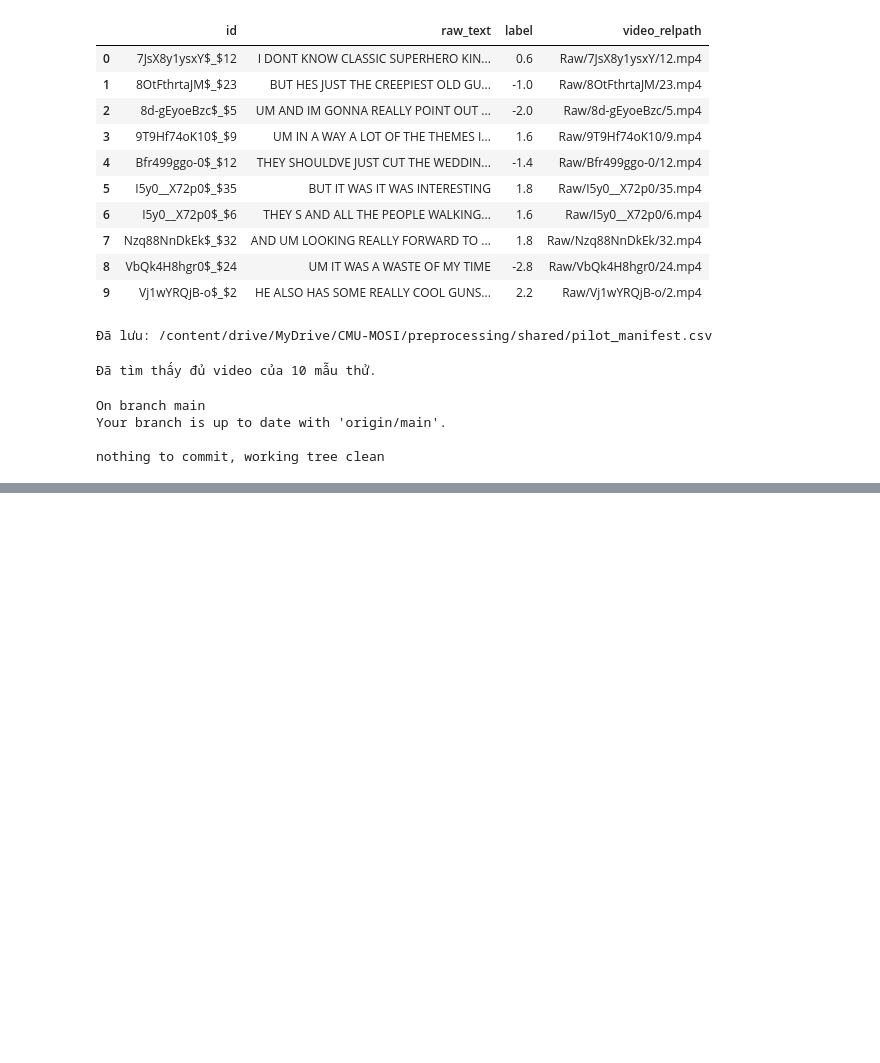
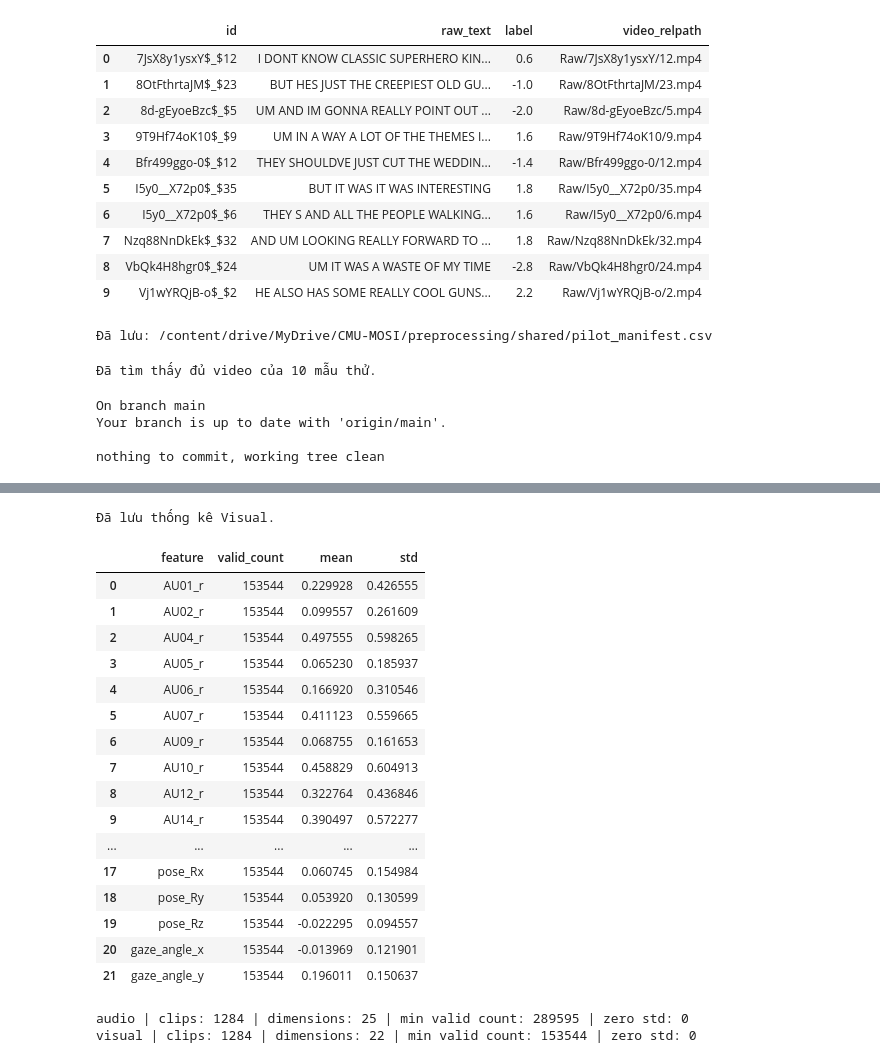
Before and after one commit to danghau2512/DataMining-MSA, a Jupyter notebook: src/notebooks/02_Preprocessing.ipynb, the cells around one changed output, grey strips where cells are left out. Drawn from its saved outputs; the diff is of its cells as text; code cells hidden in the pictures; blank space fills up the shorter version.

```diff
--- a/src/notebooks/02_Preprocessing.ipynb
+++ b/src/notebooks/02_Preprocessing.ipynb
@@ -382,0 +1078,53 @@ nothing to commit, working tree clean
+# %%
+visual_stats = fit_train_statistics(
+    train_manifest,
+    modality="visual",
+)
+
+np.savez(
+    TRAIN_STATS_DIR / "visual_train_stats.npz",
+    **visual_stats,
+)
+
+print("Đã lưu thống kê Visual.")
+
+display(pd.DataFrame({
+    "feature": visual_stats["feature_names"],
+    "valid_count": visual_stats["count"],
+    "mean": visual_stats["mean"],
+    "std": visual_stats["std"],
+}))
+# %% [output]
+Đã lưu thống kê Visual.
+|  | feature | valid_count | mean | std |
+| 0 | AU01_r | 153544 | 0.229928 | 0.426555 |
+| 1 | AU02_r | 153544 | 0.099557 | 0.261609 |
+| 2 | AU04_r | 153544 | 0.497555 | 0.598265 |
+| 3 | AU05_r | 153544 | 0.065230 | 0.185937 |
+| 4 | AU06_r | 153544 | 0.166920 | 0.310546 |
+| 5 | AU07_r | 153544 | 0.411123 | 0.559665 |
+| 6 | AU09_r | 153544 | 0.068755 | 0.161653 |
+| 7 | AU10_r | 153544 | 0.458829 | 0.604913 |
+| 8 | AU12_r | 153544 | 0.322764 | 0.436846 |
+| 9 | AU14_r | 153544 | 0.390497 | 0.572277 |
+| ... | ... | ... | ... | ... |
+| 17 | pose_Rx | 153544 | 0.060745 | 0.154984 |
+| 18 | pose_Ry | 153544 | 0.053920 | 0.130599 |
+| 19 | pose_Rz | 153544 | -0.022295 | 0.094557 |
+| 20 | gaze_angle_x | 153544 | -0.013969 | 0.121901 |
+| 21 | gaze_angle_y | 153544 | 0.196011 | 0.150637 |
+# %%
+for modality, stats in [
+    ("audio", audio_stats),
+    ("visual", visual_stats),
+]:
+    print(
+        modality,
+        "| clips:", int(stats["clips_seen"]),
+        "| dimensions:", len(stats["mean"]),
+        "| min valid count:", int(stats["count"].min()),
+        "| zero std:", int((stats["std"] == 0).sum()),
+    )
+# %% [output]
+audio | clips: 1284 | dimensions: 25 | min valid count: 289595 | zero std: 0
+visual | clips: 1284 | dimensions: 22 | min valid count: 153544 | zero std: 0
```
Also changed, not shown: parts of 16 cells of this notebook.
